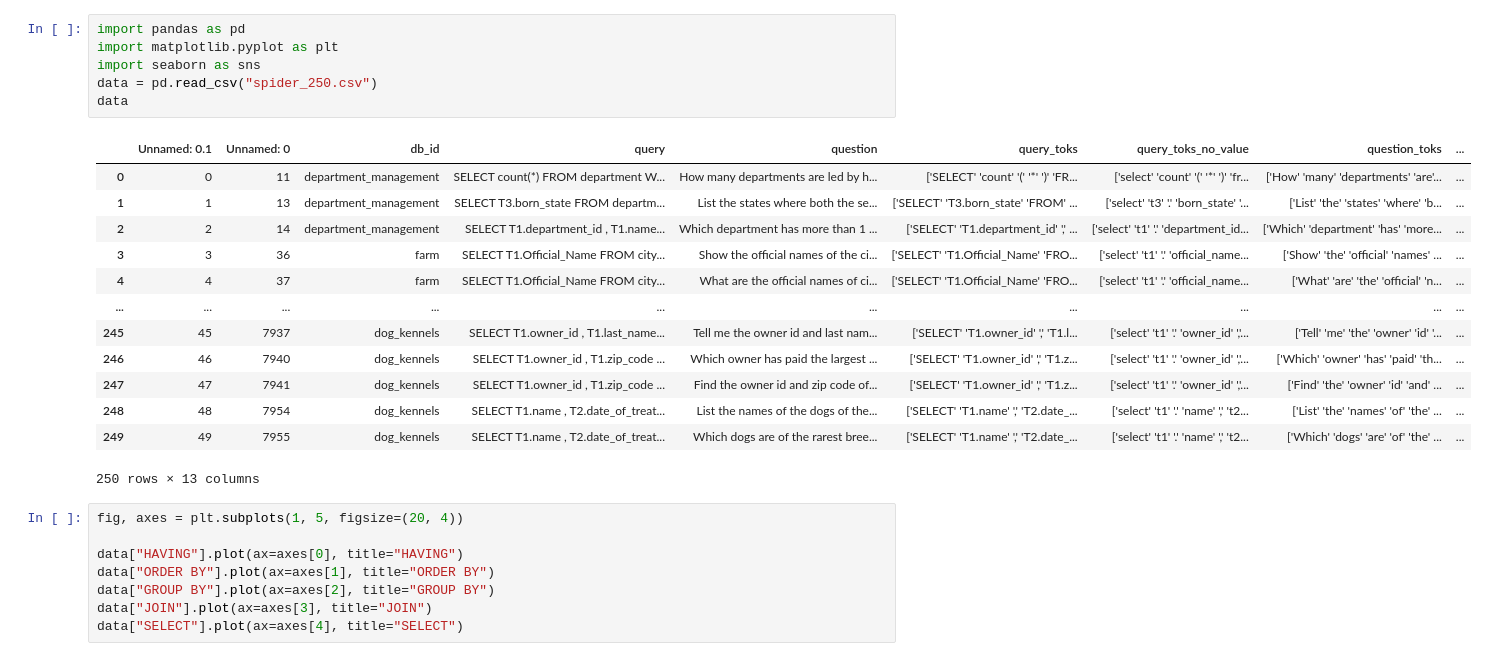
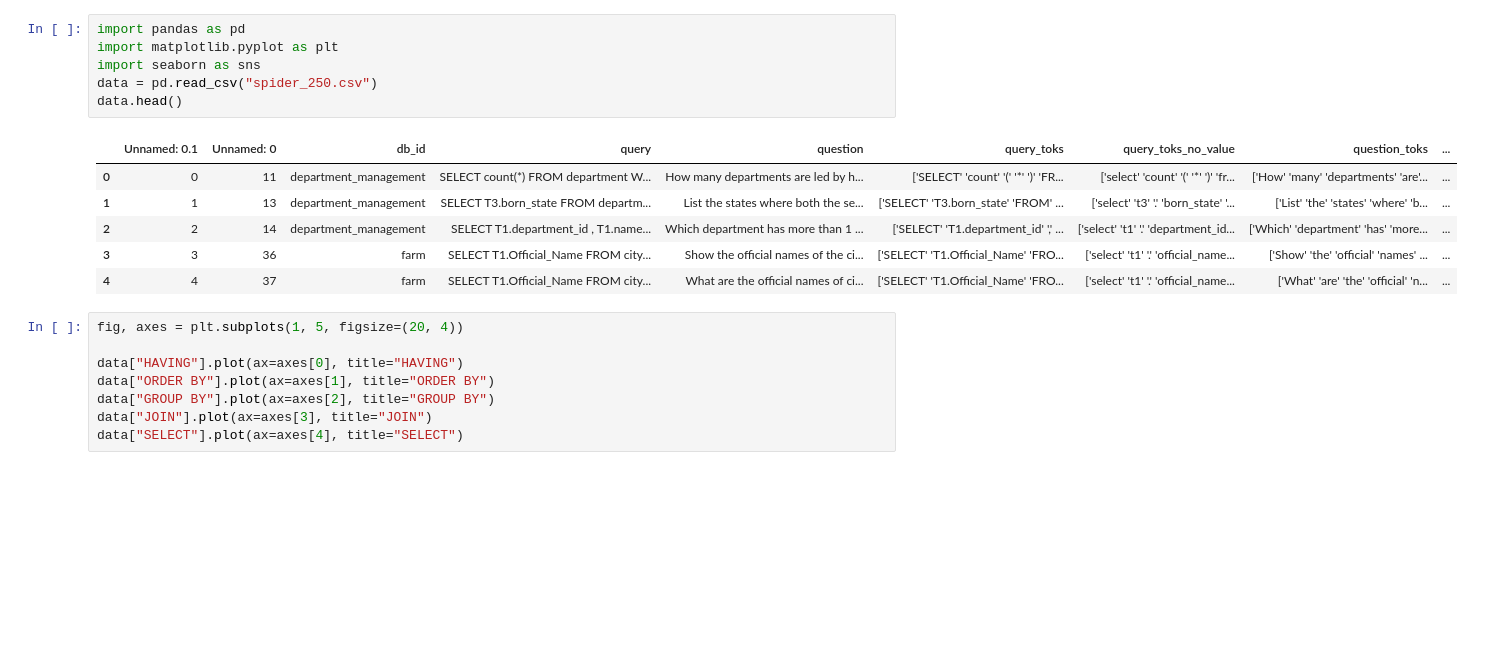
Before and after one commit to DS-argus/GS_BKMS2, a Jupyter notebook: project/analysis.ipynb, the cells around one changed output. Drawn from its saved outputs; the diff is of its cells as text; blank space fills up the shorter version.

```diff
--- a/project/analysis.ipynb
+++ b/project/analysis.ipynb
@@ -1,23 +1,16 @@
 # %%
 import pandas as pd
 import matplotlib.pyplot as plt
 import seaborn as sns
 data = pd.read_csv("spider_250.csv")
-data
+data.head()
 # %% [output]
 |  | Unnamed: 0.1 | Unnamed: 0 | db_id | query | question | query_toks | query_toks_no_value | question_toks | ... |
 | 0 | 0 | 11 | department_management | SELECT count(*) FROM department W... | How many departments are led by h... | ['SELECT' 'count' '(' '*' ')' 'FR... | ['select' 'count' '(' '*' ')' 'fr... | ['How' 'many' 'departments' 'are'... | ... |
 | 1 | 1 | 13 | department_management | SELECT T3.born_state FROM departm... | List the states where both the se... | ['SELECT' 'T3.born_state' 'FROM' ... | ['select' 't3' '.' 'born_state' '... | ['List' 'the' 'states' 'where' 'b... | ... |
 | 2 | 2 | 14 | department_management | SELECT T1.department_id , T1.name... | Which department has more than 1 ... | ['SELECT' 'T1.department_id' ',' ... | ['select' 't1' '.' 'department_id... | ['Which' 'department' 'has' 'more... | ... |
 | 3 | 3 | 36 | farm | SELECT T1.Official_Name FROM city... | Show the official names of the ci... | ['SELECT' 'T1.Official_Name' 'FRO... | ['select' 't1' '.' 'official_name... | ['Show' 'the' 'official' 'names' ... | ... |
 | 4 | 4 | 37 | farm | SELECT T1.Official_Name FROM city... | What are the official names of ci... | ['SELECT' 'T1.Official_Name' 'FRO... | ['select' 't1' '.' 'official_name... | ['What' 'are' 'the' 'official' 'n... | ... |
-| ... | ... | ... | ... | ... | ... | ... | ... | ... | ... |
-| 245 | 45 | 7937 | dog_kennels | SELECT T1.owner_id , T1.last_name... | Tell me the owner id and last nam... | ['SELECT' 'T1.owner_id' ',' 'T1.l... | ['select' 't1' '.' 'owner_id' ','... | ['Tell' 'me' 'the' 'owner' 'id' '... | ... |
-| 246 | 46 | 7940 | dog_kennels | SELECT T1.owner_id , T1.zip_code ... | Which owner has paid the largest ... | ['SELECT' 'T1.owner_id' ',' 'T1.z... | ['select' 't1' '.' 'owner_id' ','... | ['Which' 'owner' 'has' 'paid' 'th... | ... |
-| 247 | 47 | 7941 | dog_kennels | SELECT T1.owner_id , T1.zip_code ... | Find the owner id and zip code of... | ['SELECT' 'T1.owner_id' ',' 'T1.z... | ['select' 't1' '.' 'owner_id' ','... | ['Find' 'the' 'owner' 'id' 'and' ... | ... |
-| 248 | 48 | 7954 | dog_kennels | SELECT T1.name , T2.date_of_treat... | List the names of the dogs of the... | ['SELECT' 'T1.name' ',' 'T2.date_... | ['select' 't1' '.' 'name' ',' 't2... | ['List' 'the' 'names' 'of' 'the' ... | ... |
-| 249 | 49 | 7955 | dog_kennels | SELECT T1.name , T2.date_of_treat... | Which dogs are of the rarest bree... | ['SELECT' 'T1.name' ',' 'T2.date_... | ['select' 't1' '.' 'name' ',' 't2... | ['Which' 'dogs' 'are' 'of' 'the' ... | ... |
-250 rows × 13 columns
 # %%
 fig, axes = plt.subplots(1, 5, figsize=(20, 4))
 
```
Also changed, not shown: parts of 1 cell of this notebook, 1 other file.
